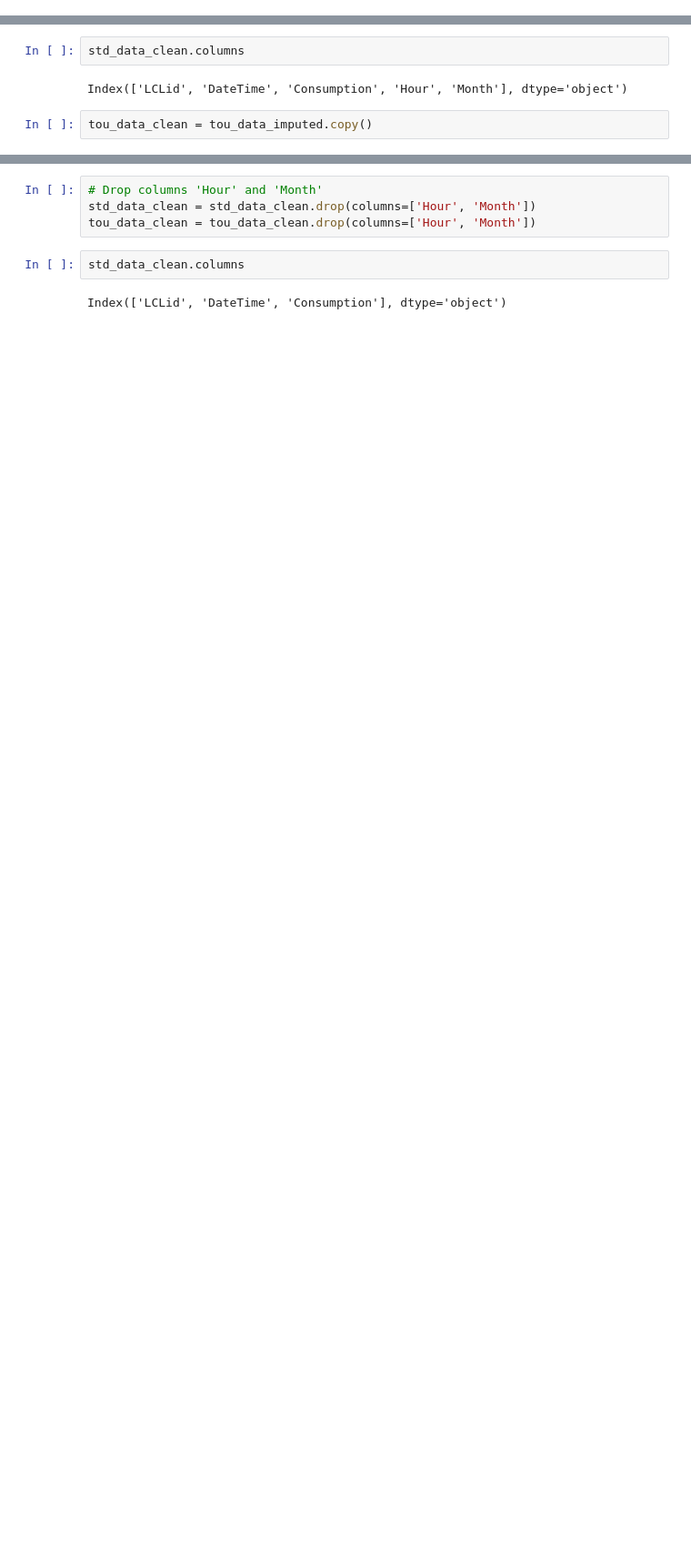
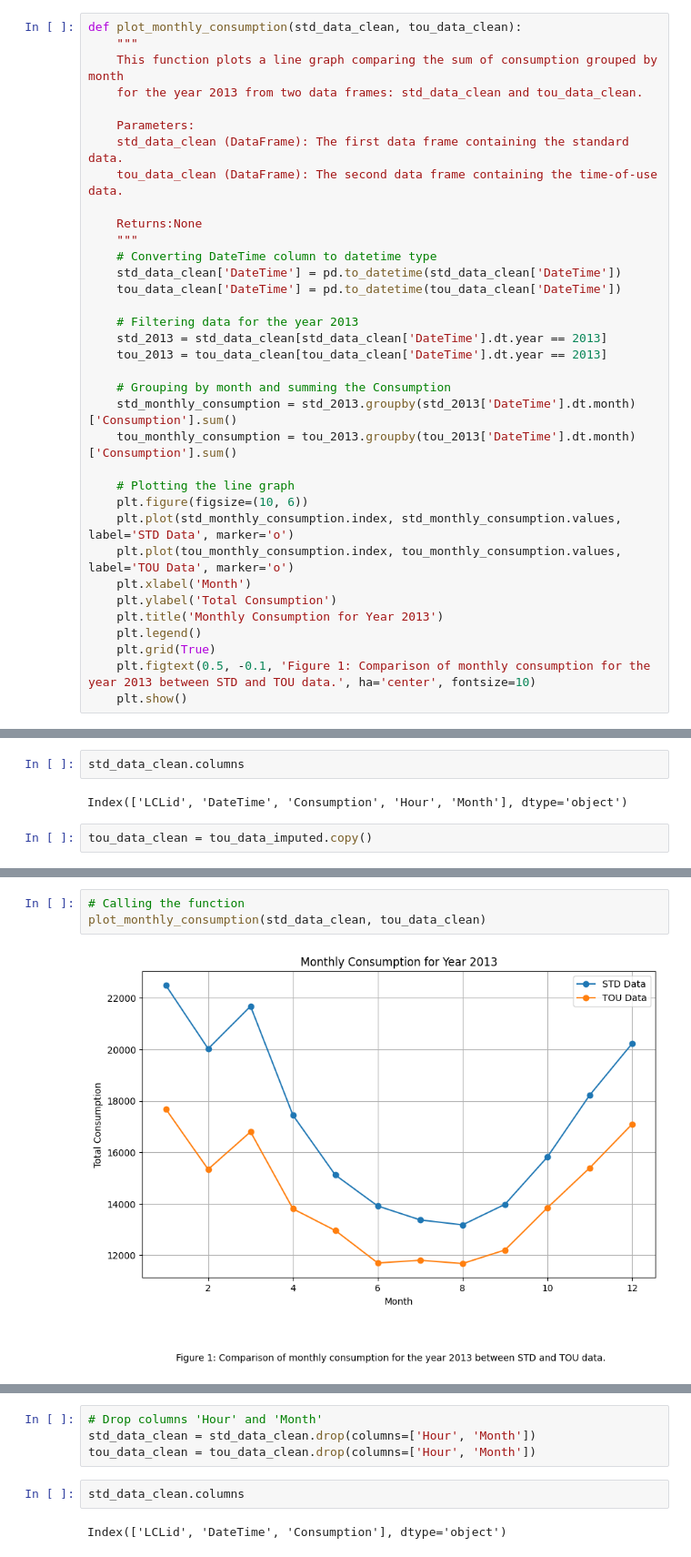
Before and after one commit to NirmalMJohn/DataScience_Project, a Jupyter notebook: Main_Forecasting.ipynb, the cells around one changed output, grey strips where cells are left out. Shown at 91% size. Cells and saved outputs as stored; diff of their text form; blank space fills up the shorter version.

```diff
--- a/Main_Forecasting.ipynb
+++ b/Main_Forecasting.ipynb
@@ -102,6 +106,41 @@ def plot_total_consumption_distribution(total_consumption, outliers, title):
     plt.show()
 
     return unique_outliers[['LCLid']].reset_index(drop=True)
+# %%
+def plot_monthly_consumption(std_data_clean, tou_data_clean):
+    """
+    This function plots a line graph comparing the sum of consumption grouped by month
+    for the year 2013 from two data frames: std_data_clean and tou_data_clean.
+
+    Parameters:
+    std_data_clean (DataFrame): The first data frame containing the standard data.
+    tou_data_clean (DataFrame): The second data frame containing the time-of-use data.
+
+    Returns:None
+    """
+    # Converting DateTime column to datetime type
+    std_data_clean['DateTime'] = pd.to_datetime(std_data_clean['DateTime'])
+    tou_data_clean['DateTime'] = pd.to_datetime(tou_data_clean['DateTime'])
+
+    # Filtering data for the year 2013
+    std_2013 = std_data_clean[std_data_clean['DateTime'].dt.year == 2013]
+    tou_2013 = tou_data_clean[tou_data_clean['DateTime'].dt.year == 2013]
+
+    # Grouping by month and summing the Consumption
+    std_monthly_consumption = std_2013.groupby(std_2013['DateTime'].dt.month)['Consumption'].sum()
+    tou_monthly_consumption = tou_2013.groupby(tou_2013['DateTime'].dt.month)['Consumption'].sum()
+
+    # Plotting the line graph
+    plt.figure(figsize=(10, 6))
+    plt.plot(std_monthly_consumption.index, std_monthly_consumption.values, label='STD Data', marker='o')
+    plt.plot(tou_monthly_consumption.index, tou_monthly_consumption.values, label='TOU Data', marker='o')
+    plt.xlabel('Month')
+    plt.ylabel('Total Consumption')
+    plt.title('Monthly Consumption for Year 2013')
+    plt.legend()
+    plt.grid(True)
+    plt.figtext(0.5, -0.1, 'Figure 1: Comparison of monthly consumption for the year 2013 between STD and TOU data.', ha='center', fontsize=10)
+    plt.show()
 # %%
 def normalize_time_series_data(input_df):
     """
@@ -727,0 +961,5 @@ tou_data_clean = tou_data_imputed.copy()
+# %%
+# Calling the function
+plot_monthly_consumption(std_data_clean, tou_data_clean)
+# %% [output]
+[figure, added]
```
Also changed, not shown: parts of 46 cells of this notebook.
